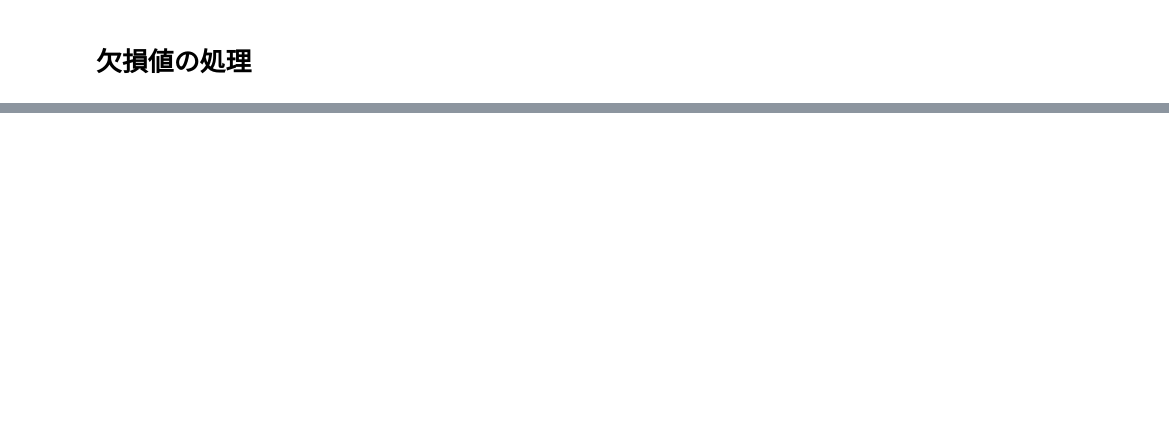
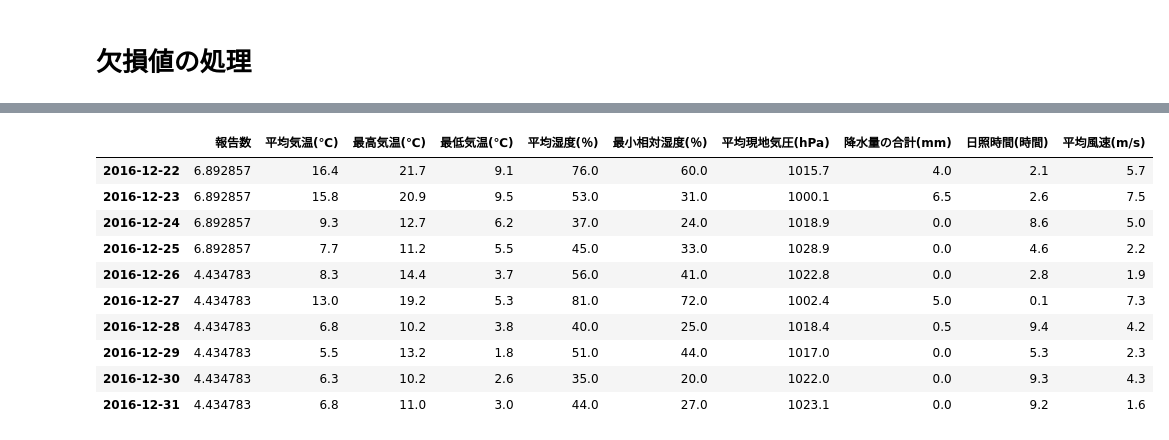
Before and after one commit to terapyon/scsk-oss-x-users-meeting-19, a Jupyter notebook: 2-data-handling.ipynb, the cells around one changed output, grey strips where cells are left out. Cells and saved outputs as stored; diff of their text form; code cells hidden in the pictures; blank space fills up the shorter version.

```diff
--- a/2-data-handling.ipynb
+++ b/2-data-handling.ipynb
@@ -482,0 +548,14 @@ df.head()
+# %%
+df.tail(10)
+# %% [output]
+|  | 報告数 | 平均気温(℃) | 最高気温(℃) | 最低気温(℃) | 平均湿度(％) | 最小相対湿度(％) | 平均現地気圧(hPa) | 降水量の合計(mm) | 日照時間(時間) | 平均風速(m/s) |
+| 2016-12-22 | 6.892857 | 16.4 | 21.7 | 9.1 | 76.0 | 60.0 | 1015.7 | 4.0 | 2.1 | 5.7 |
+| 2016-12-23 | 6.892857 | 15.8 | 20.9 | 9.5 | 53.0 | 31.0 | 1000.1 | 6.5 | 2.6 | 7.5 |
+| 2016-12-24 | 6.892857 | 9.3 | 12.7 | 6.2 | 37.0 | 24.0 | 1018.9 | 0.0 | 8.6 | 5.0 |
+| 2016-12-25 | 6.892857 | 7.7 | 11.2 | 5.5 | 45.0 | 33.0 | 1028.9 | 0.0 | 4.6 | 2.2 |
+| 2016-12-26 | 4.434783 | 8.3 | 14.4 | 3.7 | 56.0 | 41.0 | 1022.8 | 0.0 | 2.8 | 1.9 |
+| 2016-12-27 | 4.434783 | 13.0 | 19.2 | 5.3 | 81.0 | 72.0 | 1002.4 | 5.0 | 0.1 | 7.3 |
+| 2016-12-28 | 4.434783 | 6.8 | 10.2 | 3.8 | 40.0 | 25.0 | 1018.4 | 0.5 | 9.4 | 4.2 |
+| 2016-12-29 | 4.434783 | 5.5 | 13.2 | 1.8 | 51.0 | 44.0 | 1017.0 | 0.0 | 5.3 | 2.3 |
+| 2016-12-30 | 4.434783 | 6.3 | 10.2 | 2.6 | 35.0 | 20.0 | 1022.0 | 0.0 | 9.3 | 4.3 |
+| 2016-12-31 | 4.434783 | 6.8 | 11.0 | 3.0 | 44.0 | 27.0 | 1023.1 | 0.0 | 9.2 | 1.6 |
```
Also changed, not shown: parts of 10 cells of this notebook, 2 other files.
